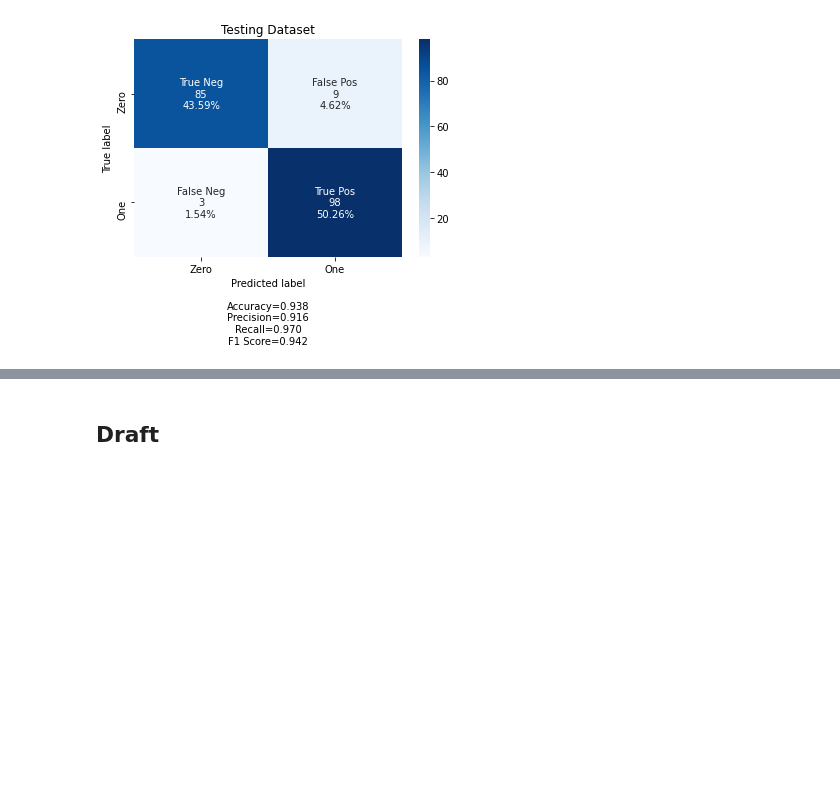
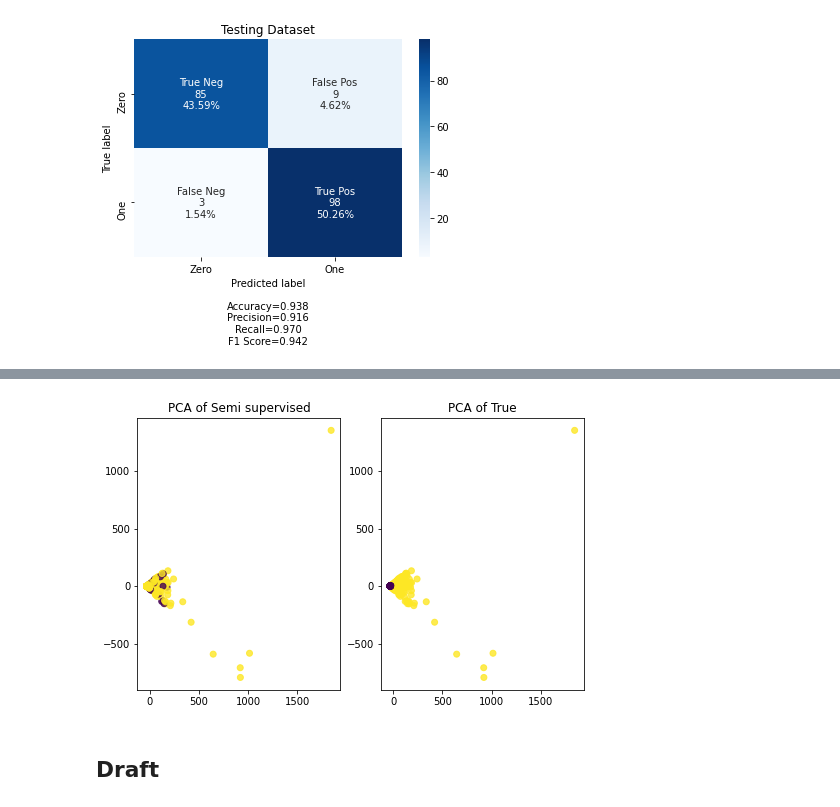
Before and after one commit to mohcineelharras/daml_project, a Jupyter notebook: project/daml_project.ipynb, the cells around one changed output, grey strips where cells are left out. Saved outputs shown, nothing was run; the diff lists cells and outputs as text; code cells hidden in the pictures; blank space fills up the shorter version.

```diff
--- a/project/daml_project.ipynb
+++ b/project/daml_project.ipynb
@@ -1518,0 +1537,13 @@ Text(0.5, 1.0, 'Testing Dataset')
+# %%
+#---------------------------------------------------------------------------
+url='http://archive.ics.uci.edu/ml/machine-learning-databases/00475/audit_data.zip'
+extract_dir = "data"
+zip_path, _ = urllib.request.urlretrieve(url)
+with zipfile.ZipFile(zip_path, "r") as f:
+    f.extractall(extract_dir)
+df=pd.read_csv("./"+extract_dir+"/audit_data/audit_risk.csv")
+df_dummies=pd.get_dummies(df.dropna())
+#***************************************************************************
+#---------------------------------------------------------------------------
+df_supervised = df_dummies.iloc[0:200,:]
+df_unsupervised = df_dummies.iloc[200:,:]
@@ -1519,3 +1691,20 @@ Text(0.5, 1.0, 'Testing Dataset')
+# %%
+pd_pred=GMM_test.predict_vec(X)
+hard_class=np.where(pd_pred>0.5, 1, 0)
+pd_pred_full=pd.DataFrame(hard_class,columns=pd_pred.columns)
+pd_pred_full['y']=y
+pd_pred_full['y_pred']=np.array(pd_pred_full["classe_0"]==0,dtype="int")
+#print(pd_pred_full.head(10))
+pca = PCA(n_components=2)
+X_r = pca.fit(X).transform(X)
+f, axs = plt.subplots(1,2,figsize=(8,5))
+axs[0].scatter(X_r[:, 0], X_r[:, 1], c=pd_pred_full['y_pred'], alpha=.8,)
+axs[0].set_title('PCA of Semi supervised')
+axs[1].scatter(X_r[:, 0], X_r[:, 1], c=pd_pred_full.y, alpha=.8,)
+axs[1].set_title('PCA of True')
+plt.show()
+# %% [output]
+[figure, added]
 # %% [markdown]
 ## Draft
 # %%
```
Also changed, not shown: parts of 11 cells of this notebook.
